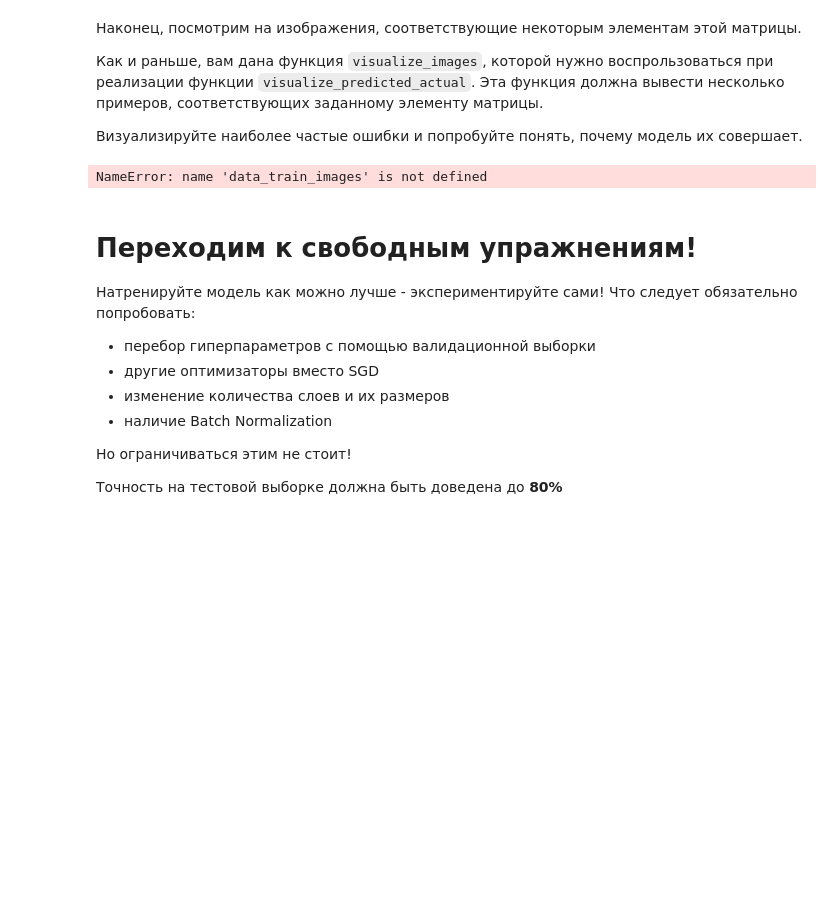
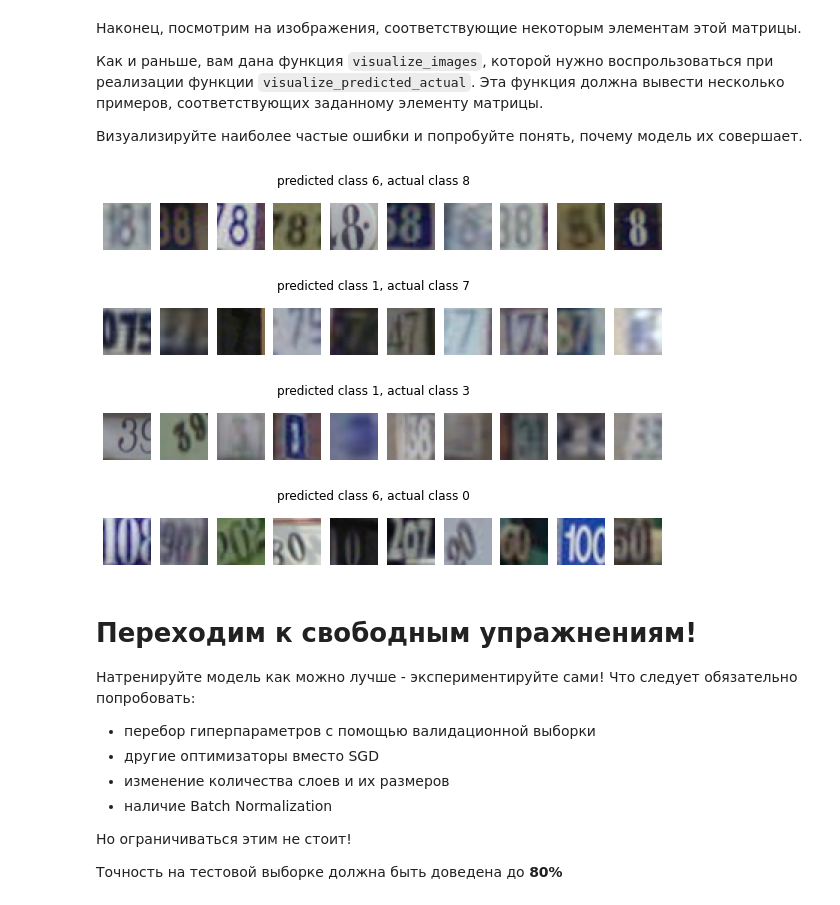
Before and after one commit to Timurff/dlcourse_ai, a Jupyter notebook: assignments/assignment2/PyTorch.ipynb, the cells around one changed output. Saved outputs shown, nothing was run; the diff lists cells and outputs as text; code cells hidden in the pictures; blank space fills up the shorter version.

```diff
--- a/assignments/assignment2/PyTorch.ipynb
+++ b/assignments/assignment2/PyTorch.ipynb
@@ -393,6 +414,8 @@ visualize_confusion_matrix(confusion_matrix)
 
 Визуализируйте наиболее частые ошибки и попробуйте понять, почему модель их совершает.
 # %%
+data_train_images = dset.SVHN('./data/', split='train')
+
 def visualize_images(indices, data, title='', max_num=10):
     """
     Visualizes several images from the dataset
@@ -410,39 +433,41 @@ def visualize_images(indices, data, title='', max_num=10):
         plt.axis('off')
         sample = data[index][0]
         plt.imshow(sample)
 
 def visualize_predicted_actual(predicted_class, gt_class, predictions, groud_truth, val_indices, data):
     """
     Visualizes images of a ground truth class which were predicted as the other class
 
     predicted: int 0-9, index of the predicted class
     gt_class: int 0-9, index of the ground truth class
     predictions: np array of ints, model predictions for all validation samples
     ground_truth: np array of ints, ground truth for all validation samples
     val_indices: np array of ints, indices of validation samples
     """
 
     # TODO: Implement visualization using visualize_images above
     # predictions and ground_truth are provided for validation set only, defined by val_indices
     # Hint: numpy index arrays might be helpful
     # https://docs.scipy.org/doc/numpy/user/basics.indexing.html#index-arrays
     # Please make the title meaningful!
     index = np.where((predictions == predicted_class) & (groud_truth == gt_class))
     title = f'predicted class {predicted_class}, actual class {gt_class}'
     visualize_images(val_indices[index], data, title)
 
 
 visualize_predicted_actual(6, 8, predictions, gt, np.array(val_indices), data_train_images)
 visualize_predicted_actual(1, 7, predictions, gt, np.array(val_indices), data_train_images)
 visualize_predicted_actual(1, 3, predictions, gt, np.array(val_indices), data_train_images)
 visualize_predicted_actual(6, 0, predictions, gt, np.array(val_indices), data_train_images)
 # %% [output]
-NameError: name 'data_train_images' is not defined
+[figure, added]
+[figure, added]
+[figure, added]
+[figure, added]
 # %% [markdown]
 # Переходим к свободным упражнениям!
+Натренируйте модель как можно лучше - экспериментируйте сами! Что следует обязательно попробовать:
 
-Натренируйте модель как можно лучше - экспериментируйте сами!
-Что следует обязательно попробовать:
 - перебор гиперпараметров с помощью валидационной выборки
 - другие оптимизаторы вместо SGD
 - изменение количества слоев и их размеров
```
Also changed, not shown: parts of 12 cells of this notebook.
